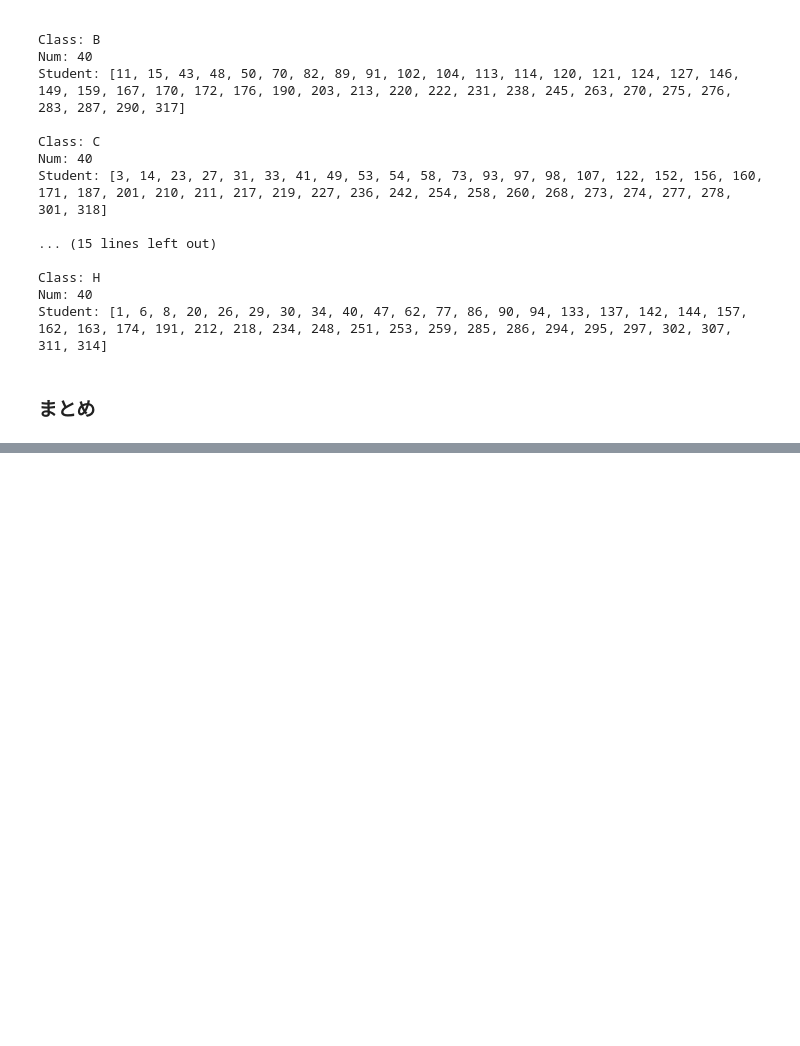
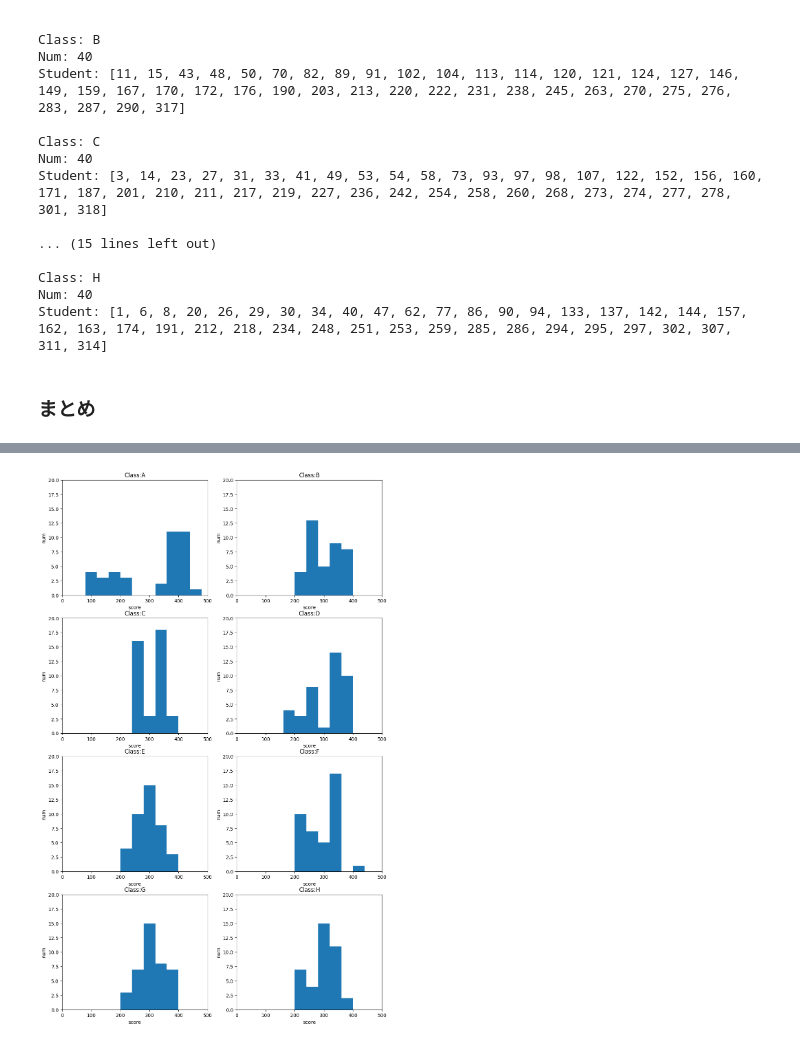
Before and after one commit to kskisb/operations_research, a Jupyter notebook: PyOptBook/3.school/chapter3.ipynb, the cells around one changed output, grey strips where cells are left out. Drawn from its saved outputs; the diff is of its cells as text; code cells hidden in the pictures; blank space fills up the shorter version.

```diff
--- a/PyOptBook/3.school/chapter3.ipynb
+++ b/PyOptBook/3.school/chapter3.ipynb
@@ -330,0 +335,19 @@ Students: [6, 8, 20, 26, 29, 30, 34, 40, 47, 77, 86, 90, 94, 133, 137, 142, 144,
+# %%
+# 要件(1) 学年の全生徒をそれぞれ1つのクラスに割り当てる
+for s in S:
+    # 割り当てられたクラスを取得
+    assigned_class = [c for c in C if x[s,c].value() == 1]
+
+    # 1つのクラスに割り当てられているか確認
+    if len(assigned_class) != 1:
+        print('error:', s, assigned_class)
+# %%
+# 検証用のデータフレームの用意
+result_df = s_df.copy()
+
+# 各生徒がどのクラスに割り当てられたかの情報を辞書に格納
+S2C = {s:c for s in S for c in C if x[s,c].value() == 1}
+
+# 生徒データに各生徒がどのクラスに割り当てられたかの情報を結合
+result_df['assigned_class'] = result_df['student_id'].map(S2C)
+result_df.head()
@@ -330,0 +439,9 @@ Students: [6, 8, 20, 26, 29, 30, 34, 40, 47, 77, 86, 90, 94, 133, 137, 142, 144,
+# %%
+# 要件(7) 特定ペアの生徒は同一クラスに割り当てない
+for i, (s1, s2) in enumerate(SS):
+    print('case:', i)
+    c1 = S2C[s1]
+    c2 = S2C[s2]
+    print('s1:{}-{}'.format(s1, c1))
+    print('s2:{}-{}'.format(s2, c2))
+    print('')
@@ -330,0 +462,8 @@ Students: [6, 8, 20, 26, 29, 30, 34, 40, 47, 77, 86, 90, 94, 133, 137, 142, 144,
+# %%
+fig = plt.figure(figsize=(12, 20))
+for i, c in enumerate(C):
+    cls_df = result_df[result_df['assigned_class'] == c]
+    ax = fig.add_subplot(4, 2, i+1, xlabel='score', ylabel='num', xlim=(0, 500), ylim=(0, 20), title='Class:{:s}'.format(c))
+    ax.hist(cls_df['score'], bins=range(0, 500, 40))
+# %% [output]
+[figure, added]
```
Also changed, not shown: parts of 20 cells of this notebook.
